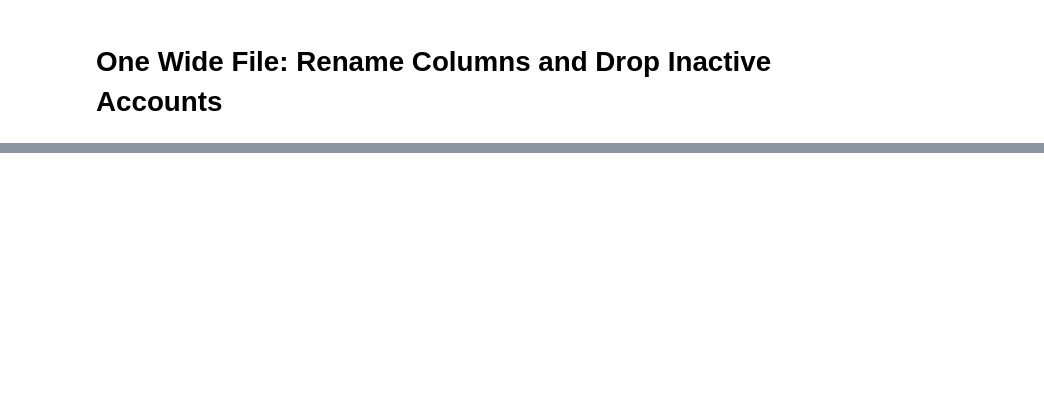
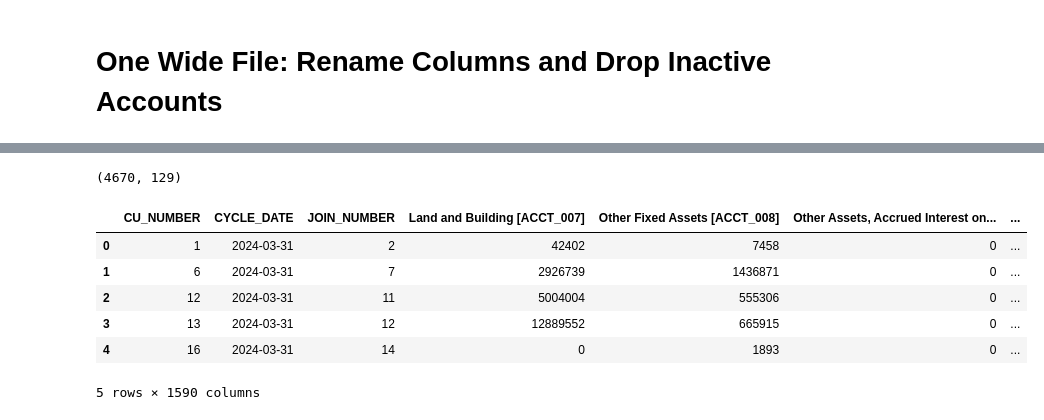
Before and after one commit to manelmahroug/credit-union-performance-analysis, a Jupyter notebook: notebooks/01_data_exploration.ipynb, the cells around one changed output, grey strips where cells are left out. Cells and saved outputs as stored; diff of their text form; code cells hidden in the pictures; blank space fills up the shorter version.

```diff
--- a/notebooks/01_data_exploration.ipynb
+++ b/notebooks/01_data_exploration.ipynb
@@ -292,19 +327,2 @@ DataFrame 16: renamed {'Cycle_date': 'CYCLE_DATE', 'join_number': 'JOIN_NUMBER'}
 # %% [markdown]
 # One Wide File: Rename Columns and Drop Inactive Accounts
-# %%
-def normalize_acct_code(x: str, pad: int = 3) -> str | None:
-    """
-    Normalize any account code variant to 'ACCT_###' (uppercased, zero-padded).
-    Examples:
-      'Acct_1' -> 'ACCT_001', 'acct001' -> 'ACCT_001', 'ACCT-12' -> 'ACCT_012'
-    Returns None for missing/invalid inputs.
-    """
-    if x is None or (isinstance(x, float) and pd.isna(x)):
-        return None
-    s = str(x).strip()
-    # pull out the first run of dig
-    m = re.search(r'(\d+)', s)
-    if not m:
-        return None
-    n = m.group(1).zfill(pad)
-    return f"ACCT_{n}"
@@ -431,0 +599,13 @@ combined_wide
+# %%
+assets = [c for c in combined_wide.columns if "asset" in c.lower()]
+combined_wide[assets].shape
+combined_wide.head()
+# %% [output]
+(4670, 129)
+|  | CU_NUMBER | CYCLE_DATE | JOIN_NUMBER | Land and Building [ACCT_007] | Other Fixed Assets [ACCT_008] | Other Assets, Accrued Interest on... | ... |
+| 0 | 1 | 2024-03-31 | 2 | 42402 | 7458 | 0 | ... |
+| 1 | 6 | 2024-03-31 | 7 | 2926739 | 1436871 | 0 | ... |
+| 2 | 12 | 2024-03-31 | 11 | 5004004 | 555306 | 0 | ... |
+| 3 | 13 | 2024-03-31 | 12 | 12889552 | 665915 | 0 | ... |
+| 4 | 16 | 2024-03-31 | 14 | 0 | 1893 | 0 | ... |
+5 rows × 1590 columns
```
Also changed, not shown: parts of 15 cells of this notebook, 1 other file.
